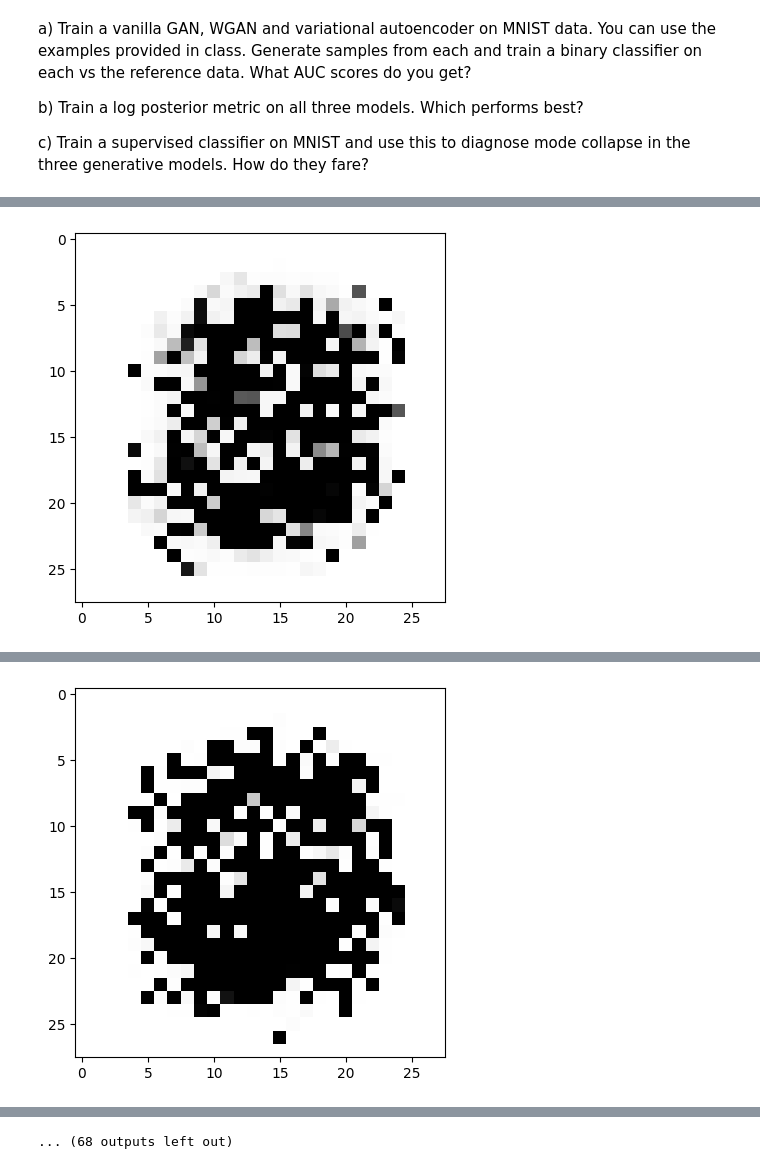
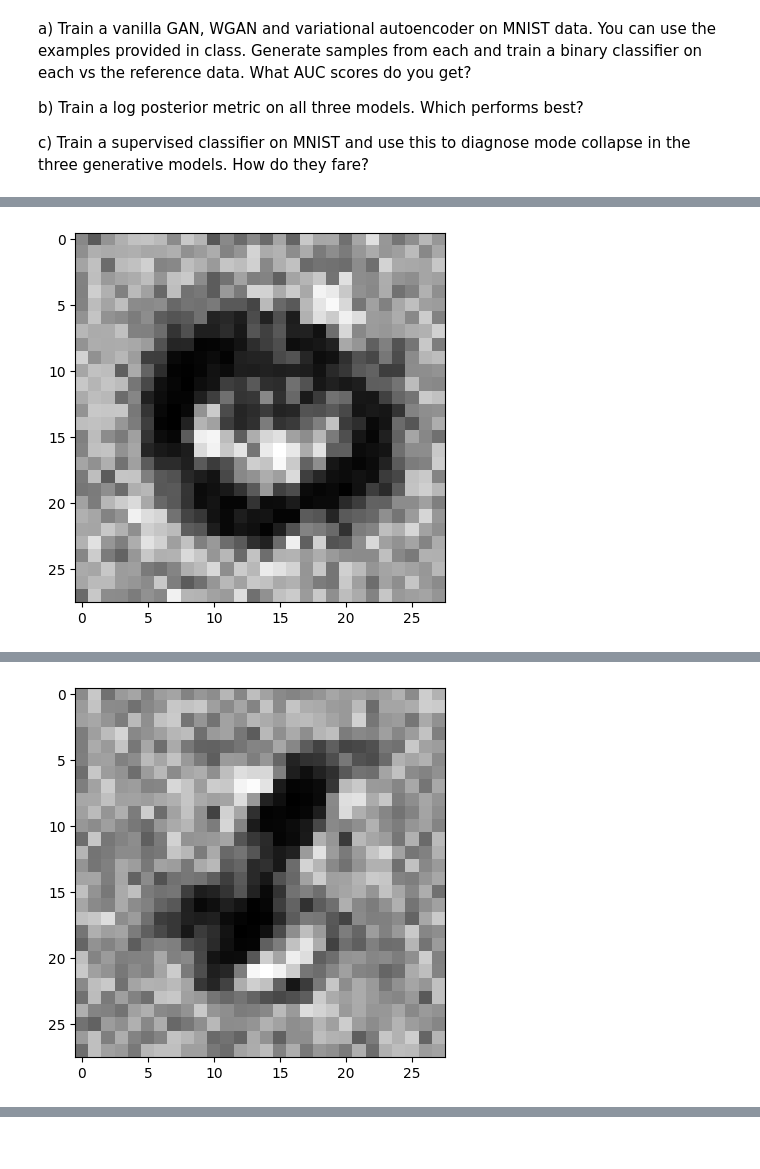
Before and after one commit to ahmedali6395/ml-physics, a Jupyter notebook: pset_2/Physics_569_Problem_Set_2.ipynb, the cells around one changed output, grey strips where cells are left out. Cells and saved outputs as stored; diff of their text form; code cells hidden in the pictures.

```diff
--- a/pset_2/Physics_569_Problem_Set_2.ipynb
+++ b/pset_2/Physics_569_Problem_Set_2.ipynb
@@ -6,9 +6,10 @@ import torch
 import torch.nn as nn
 import torch.nn.functional as F
 
+from torch.utils.data import Subset
 
 device_type = 'cuda' if torch.cuda.is_available else 'cpu'
-
+device_type = 'cpu'
 device = torch.device(device_type)
 print(device_type)
 # %% [output]
@@ -41,7 +42,7 @@ mnist_data = datasets.MNIST(root='data', train=True,
                                         [T.ToTensor(),
                                         T.Lambda(lambda x: x.view(-1))]
                                         ),
-                            download=True)
+                            download=False)
 
 # Parameters for training
 batch_size = 100
@@ -403,7 +403,7 @@ def train_gan(discriminator: Discriminator, generator: Generator, discriminator_
 
     batch_size = 100
 
-    dataloader = DataLoader(dataset=Subset(dataset, np.random.choice(len(dataset), 10000)), batch_size=batch_size, shuffle=True)
+    dataloader = DataLoader(dataset=Subset(dataset, np.random.choice(len(dataset), 30000)), batch_size=batch_size, shuffle=True)
     for epoch in range(epochs):
         for i, real_data in enumerate(dataloader):
             # generate elements
@@ -448,7 +448,7 @@ def train_gan(discriminator: Discriminator, generator: Generator, discriminator_
             print(f'Current Discriminator Loss: {discriminator_loss}')
             plt.show()
 # %%
-mnist_generator = Generator(32, 28*28)
+mnist_generator = Generator(100, 28*28)
 mnist_discriminator = Discriminator(28*28)
 
 
@@ -456,16 +456,16 @@ mnist_discriminator = Discriminator(28*28)
 mnist_discriminator.to(device)
 mnist_generator.to(device)
 
-mnist_generator_optim = torch.optim.Adam(mnist_generator.parameters(), lr=0.0001)
-mnist_discriminator_optim = torch.optim.Adam(mnist_discriminator.parameters(), lr=0.0001)
+mnist_generator_optim = torch.optim.Adam(mnist_generator.parameters(), lr=0.002, betas=[0.5,0.999])
+mnist_discriminator_optim = torch.optim.Adam(mnist_discriminator.parameters(), lr=0.002, betas=[0.5, 0.999])
 
-def init_weights(m):
-        if type(m) == nn.Linear:
-            nn.init.xavier_uniform_(m.weight)
+# def init_weights(m):
+#         if type(m) == nn.Linear:
+#             nn.init.xavier_uniform_(m.weight)
 
 
-init_weights(mnist_discriminator)
-init_weights(mnist_generator)
+# init_weights(mnist_discriminator)
+# init_weights(mnist_generator)
 
 
 train_gan(mnist_discriminator, mnist_generator, mnist_discriminator_optim, mnist_generator_optim, mnist_data, 200)
@@ -478 +478 @@ Current Discriminator Loss: 0.005070972256362438
-[figure, old version]
+[figure, new version]
@@ -481 +481 @@ Current Discriminator Loss: 0.00042716582538560033
-[figure, old version]
+[figure, new version]
@@ -491 +482,0 @@ Current Discriminator Loss: 6.638534978264943e-05
-... (68 outputs left out)
```
Also changed, not shown: parts of 4 cells of this notebook.
